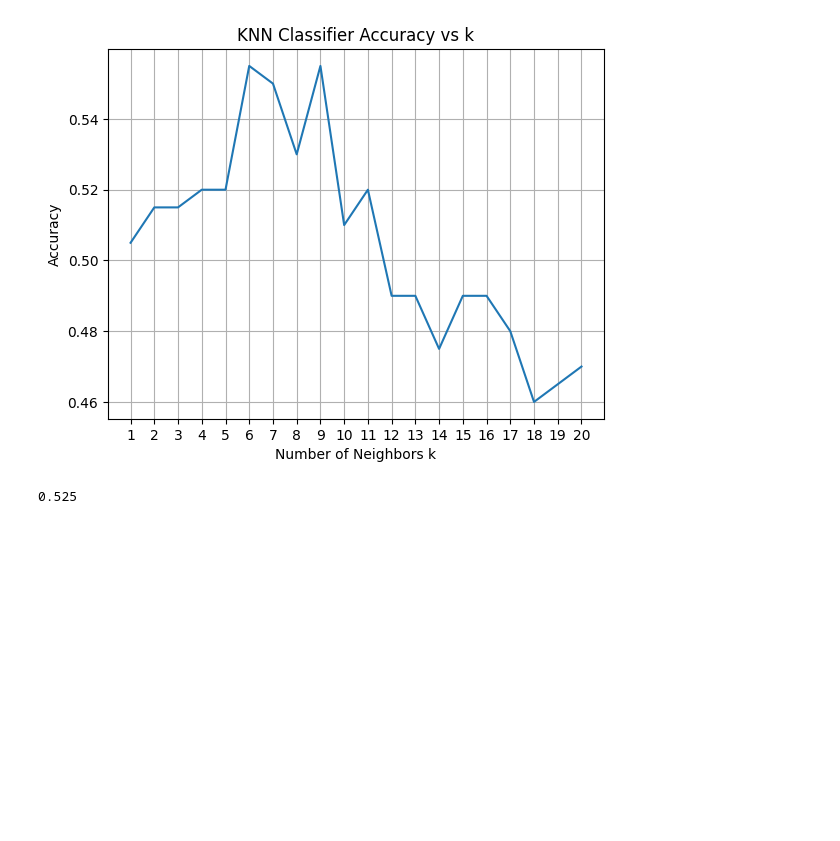
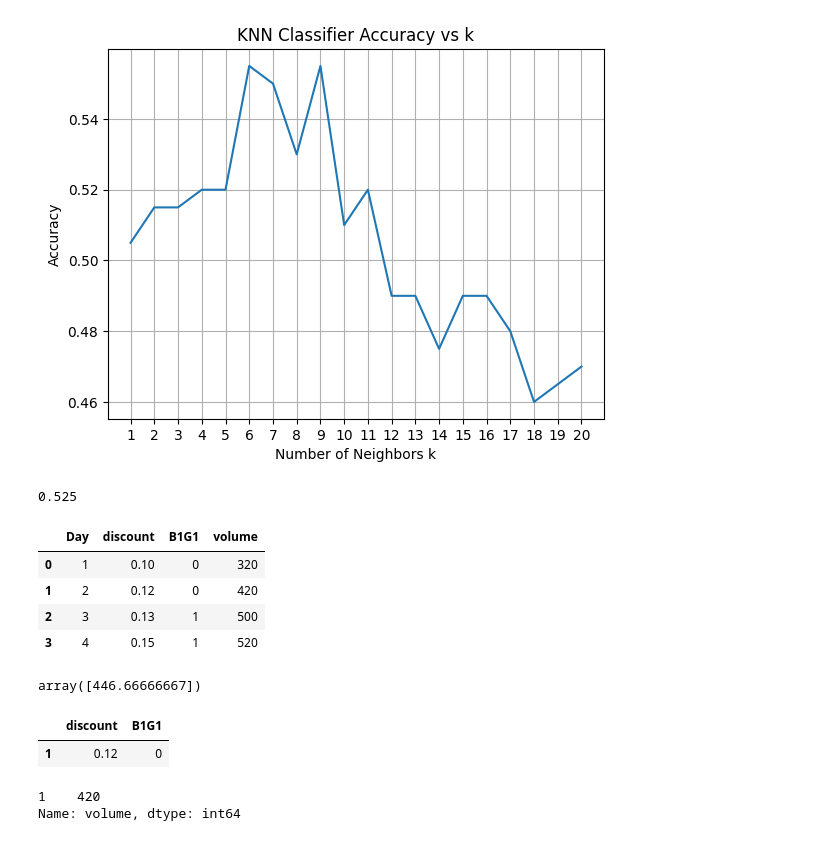
Before and after one commit to rahul8879/as_ds_course, a Jupyter notebook: Machine_learning/01_knn_basic.ipynb, the cells around one changed output. Saved outputs shown, nothing was run; the diff lists cells and outputs as text; code cells hidden in the pictures; blank space fills up the shorter version.

```diff
--- a/Machine_learning/01_knn_basic.ipynb
+++ b/Machine_learning/01_knn_basic.ipynb
@@ -147,3 +147,23 @@ accuracy = accuracy_score(y_test, y_pred)
 accuracy
 # %% [output]
 0.525
+# %%
+# lets first prepare the data
+import numpy as np
+import pandas as pd
+data = {
+    'Day':[1,2,3,4],
+    'discount':[0.1,0.12,0.13,0.15],
+    'B1G1':[0,0,1,1],
+    'volume':[320,420,500,520]
+
+}
+
+df = pd.DataFrame(data)
+df.head()
+# %% [output]
+|  | Day | discount | B1G1 | volume |
+| 0 | 1 | 0.10 | 0 | 320 |
+| 1 | 2 | 0.12 | 0 | 420 |
+| 2 | 3 | 0.13 | 1 | 500 |
+| 3 | 4 | 0.15 | 1 | 520 |
@@ -149,0 +181,14 @@ accuracy
+# %%
+y_pred
+# %% [output]
+array([446.66666667])
+# %%
+X_test
+# %% [output]
+|  | discount | B1G1 |
+| 1 | 0.12 | 0 |
+# %%
+y_test
+# %% [output]
+1    420
+Name: volume, dtype: int64
```
Also changed, not shown: parts of 2 cells of this notebook.
